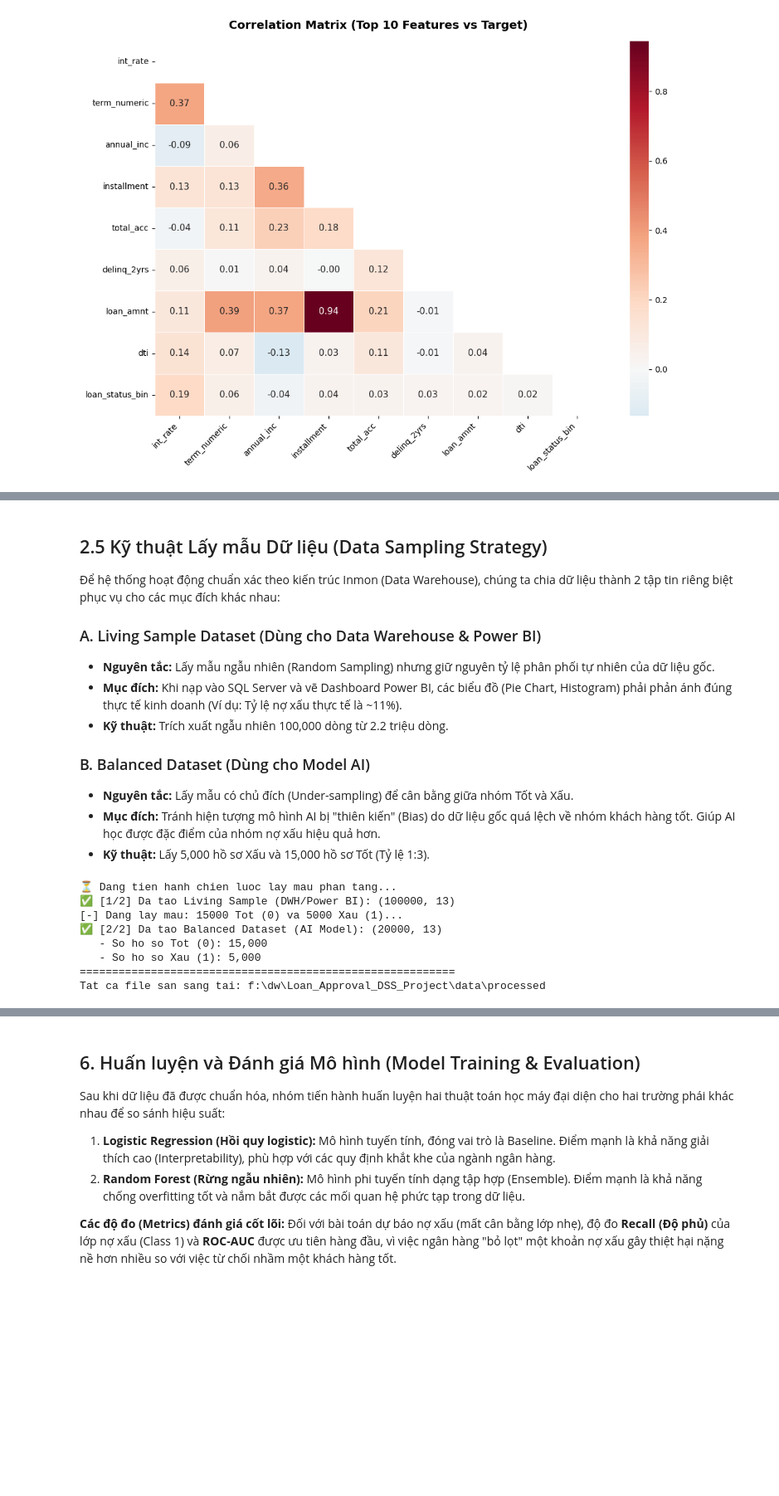
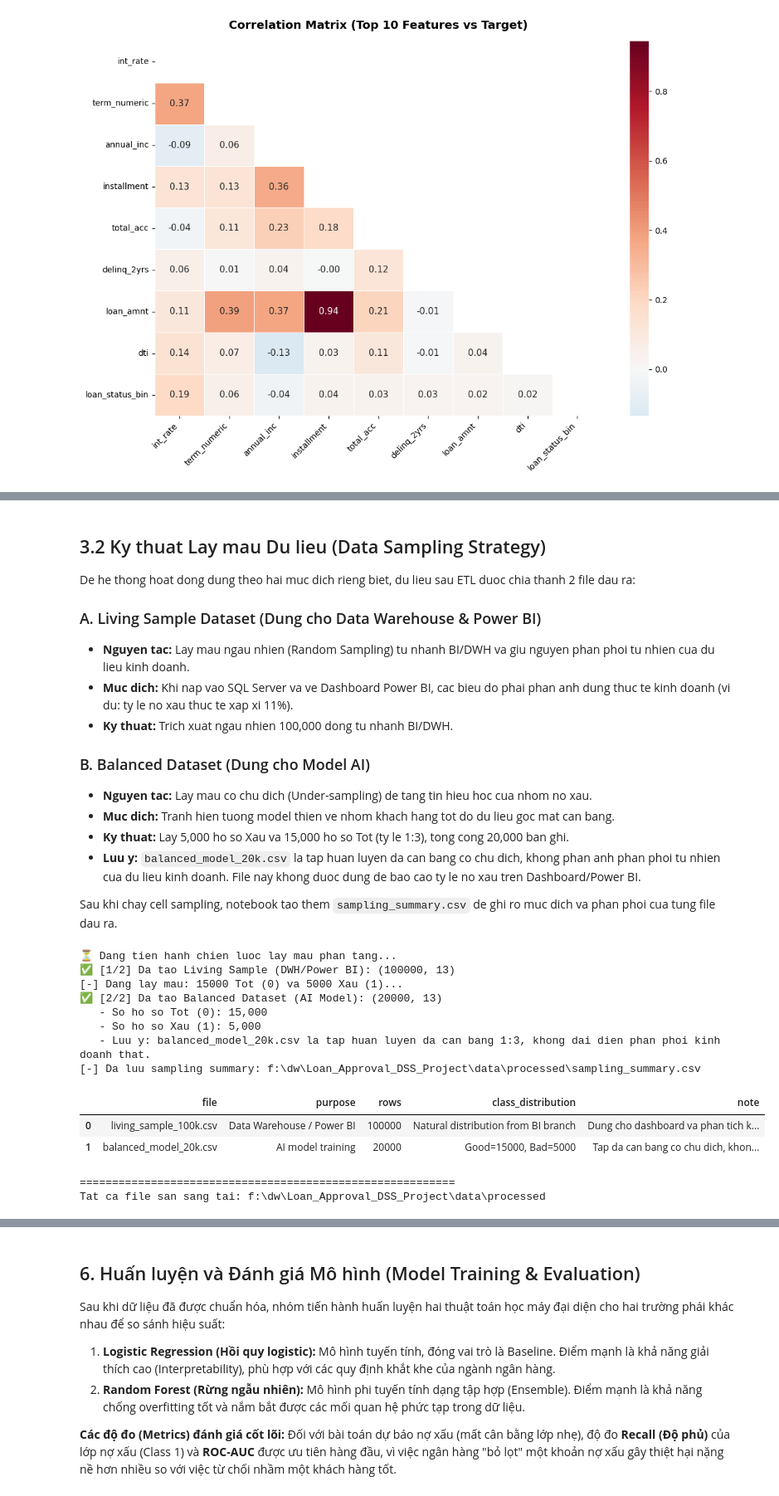
Before and after one commit to duyhoangdev/Credit_predict, a Jupyter notebook: notebooks/02_ETL_and_Model_Traing.ipynb, the cells around one changed output, grey strips where cells are left out. Shown at 83% size. Drawn from its saved outputs; the diff is of its cells as text; code cells hidden in the pictures; blank space fills up the shorter version.

```diff
--- a/notebooks/02_ETL_and_Model_Traing.ipynb
+++ b/notebooks/02_ETL_and_Model_Traing.ipynb
@@ -610,20 +723,23 @@ Kich thuoc AI (chi ho so da dong): (1306044, 13)
 # %% [markdown]
-## 2.5 Kỹ thuật Lấy mẫu Dữ liệu (Data Sampling Strategy)
+## 3.2 Ky thuat Lay mau Du lieu (Data Sampling Strategy)
 
-Để hệ thống hoạt động chuẩn xác theo kiến trúc Inmon (Data Warehouse), chúng ta chia dữ liệu thành 2 tập tin riêng biệt phục vụ cho các mục đích khác nhau:
+De he thong hoat dong dung theo hai muc dich rieng biet, du lieu sau ETL duoc chia thanh 2 file dau ra:
 
-### A. Living Sample Dataset (Dùng cho Data Warehouse & Power BI)
-* **Nguyên tắc:** Lấy mẫu ngẫu nhiên (Random Sampling) nhưng giữ nguyên tỷ lệ phân phối tự nhiên của dữ liệu gốc.
-* **Mục đích:** Khi nạp vào SQL Server và vẽ Dashboard Power BI, các biểu đồ (Pie Chart, Histogram) phải phản ánh đúng thực tế kinh doanh (Ví dụ: Tỷ lệ nợ xấu thực tế là ~11%).
-* **Kỹ thuật:** Trích xuất ngẫu nhiên 100,000 dòng từ 2.2 triệu dòng.
+### A. Living Sample Dataset (Dung cho Data Warehouse & Power BI)
+* **Nguyen tac:** Lay mau ngau nhien (Random Sampling) tu nhanh BI/DWH va giu nguyen phan phoi tu nhien cua du lieu kinh doanh.
+* **Muc dich:** Khi nap vao SQL Server va ve Dashboard Power BI, cac bieu do phai phan anh dung thuc te kinh doanh (vi du: ty le no xau thuc te xap xi 11%).
+* **Ky thuat:** Trich xuat ngau nhien 100,000 dong tu nhanh BI/DWH.
 
-### B. Balanced Dataset (Dùng cho Model AI)
-* **Nguyên tắc:** Lấy mẫu có chủ đích (Under-sampling) để cân bằng giữa nhóm Tốt và Xấu.
-* **Mục đích:** Tránh hiện tượng mô hình AI bị "thiên kiến" (Bias) do dữ liệu gốc quá lệch về nhóm khách hàng tốt. Giúp AI học được đặc điểm của nhóm nợ xấu hiệu quả hơn.
-* **Kỹ thuật:** Lấy 5,000 hồ sơ Xấu và 15,000 hồ sơ Tốt (Tỷ lệ 1:3).
+### B. Balanced Dataset (Dung cho Model AI)
+* **Nguyen tac:** Lay mau co chu dich (Under-sampling) de tang tin hieu hoc cua nhom no xau.
+* **Muc dich:** Tranh hien tuong model thien ve nhom khach hang tot do du lieu goc mat can bang.
+* **Ky thuat:** Lay 5,000 ho so Xau va 15,000 ho so Tot (ty le 1:3), tong cong 20,000 ban ghi.
+* **Luu y:** `balanced_model_20k.csv` la tap huan luyen da can bang co chu dich, khong phan anh phan phoi tu nhien cua du lieu kinh doanh. File nay khong duoc dung de bao cao ty le no xau tren Dashboard/Power BI.
+
+Sau khi chay cell sampling, notebook tao them `sampling_summary.csv` de ghi ro muc dich va phan phoi cua tung file dau ra.
 # %%
 # ==============================================================================
-# CELL 4.1: THUC THI LAY MAU THEO KIEN TRUC LUU TRU VA HUAN LUYEN
+# CELL 3.2: THUC THI LAY MAU CHO DWH/POWER BI VA AI
 # ==============================================================================
 import pandas as pd
 from pathlib import Path
@@ -660,32 +776,59 @@ df_good = df_clean[df_clean['loan_status_bin'] == 0]
 
 # Trich xuat so luong theo thiet ke (Ty le 1 Xau : 3 Tot) voi Guard an toan
 n_bad_target = 5000
 # Neu so no xau thuc te it hon 5000, lay toan bo so dang co
 n_bad_actual = min(n_bad_target, len(df_bad))
 
 # Nhom Tot se lay gap 3 lan nhom Xau (hoac lay toan bo neu khong du)
 n_good_actual = min(n_bad_actual * 3, len(df_good))
 
 print(f"[-] Dang lay mau: {n_good_actual} Tot (0) va {n_bad_actual} Xau (1)...")
 
 sample_bad = df_bad.sample(n=n_bad_actual, random_state=42)
 sample_good = df_good.sample(n=n_good_actual, random_state=42)
 
 df_balanced = pd.concat([sample_bad, sample_good]).sample(frac=1, random_state=42).reset_index(drop=True)
 balanced_path = processed_dir / 'balanced_model_20k.csv'
 df_balanced.to_csv(balanced_path, index=False)
 
 print(f"✅ [2/2] Da tao Balanced Dataset (AI Model): {df_balanced.shape}")
 print(f"   - So ho so Tot (0): {df_balanced['loan_status_bin'].value_counts()[0]:,}")
 print(f"   - So ho so Xau (1): {df_balanced['loan_status_bin'].value_counts()[1]:,}")
+print("   - Luu y: balanced_model_20k.csv la tap huan luyen da can bang 1:3, khong dai dien phan phoi kinh doanh that.")
+
+sampling_summary_df = pd.DataFrame([
+    {
+        'file': living_path.name,
+        'purpose': 'Data Warehouse / Power BI',
+        'rows': len(df_living),
+        'class_distribution': 'Natural distribution from BI branch',
+        'note': 'Dung cho dashboard va phan tich kinh doanh.'
+    },
+    {
+        'file': balanced_path.name,
+        'purpose': 'AI model training',
+        'rows': len(df_balanced),
+        'class_distribution': f"Good={df_balanced['loan_status_bin'].value_counts()[0]}, Bad={df_balanced['loan_status_bin'].value_counts()[1]}",
+        'note': 'Tap da can bang co chu dich, khong dung de bao cao ti le no xau thuc te.'
+    }
+])
+sampling_summary_path = processed_dir / 'sampling_summary.csv'
+sampling_summary_df.to_csv(sampling_summary_path, index=False)
+print(f"[-] Da luu sampling summary: {sampling_summary_path}")
+display(sampling_summary_df)
 print("==========================================================")
 print(f"Tat ca file san sang tai: {processed_dir}")
 # %% [output]
 ⏳ Dang tien hanh chien luoc lay mau phan tang...
 ✅ [1/2] Da tao Living Sample (DWH/Power BI): (100000, 13)
 [-] Dang lay mau: 15000 Tot (0) va 5000 Xau (1)...
 ✅ [2/2] Da tao Balanced Dataset (AI Model): (20000, 13)
    - So ho so Tot (0): 15,000
    - So ho so Xau (1): 5,000
-==========================================================
-Tat ca file san sang tai: f:\dw\Loan_Approval_DSS_Project\data\processed
+   - Luu y: balanced_model_20k.csv la tap huan luyen da can bang 1:3, khong dai dien phan phoi kinh doanh that.
+[-] Da luu sampling summary: f:\dw\Loan_Approval_DSS_Project\data\processed\sampling_summary.csv
+|  | file | purpose | rows | class_distribution | note |
+| 0 | living_sample_100k.csv | Data Warehouse / Power BI | 100000 | Natural distribution from BI branch | Dung cho dashboard va phan tich k... |
+| 1 | balanced_model_20k.csv | AI model training | 20000 | Good=15000, Bad=5000 | Tap da can bang co chu dich, khon... |
+==========================================================
+Tat ca file san sang tai: f:\dw\Loan_Approval_DSS_Project\data\processed
```
Also changed, not shown: parts of 16 cells of this notebook, 38 other files.
